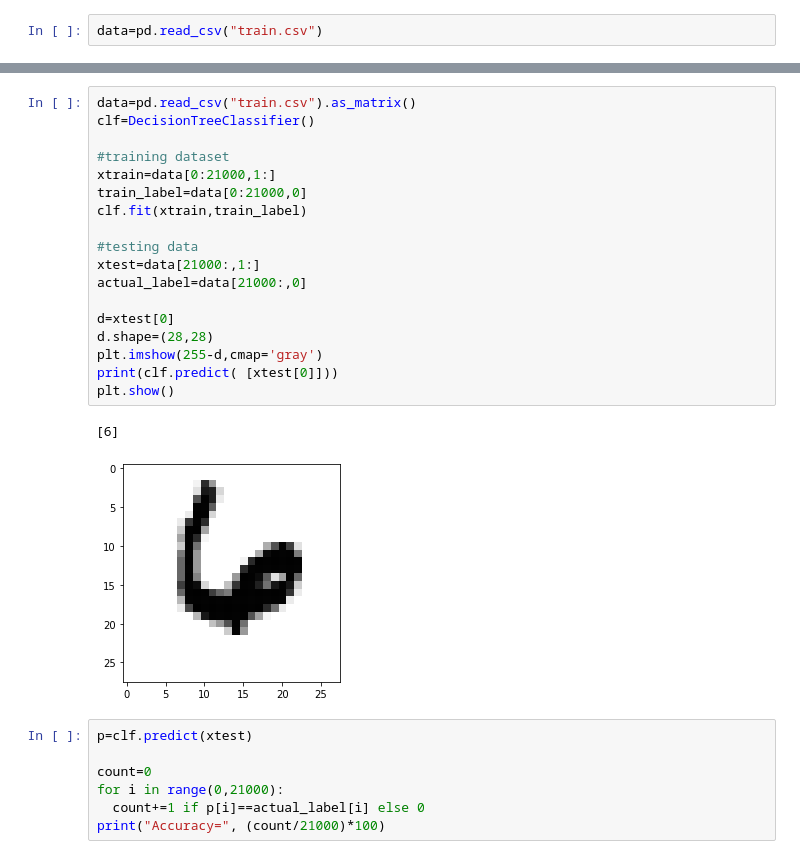
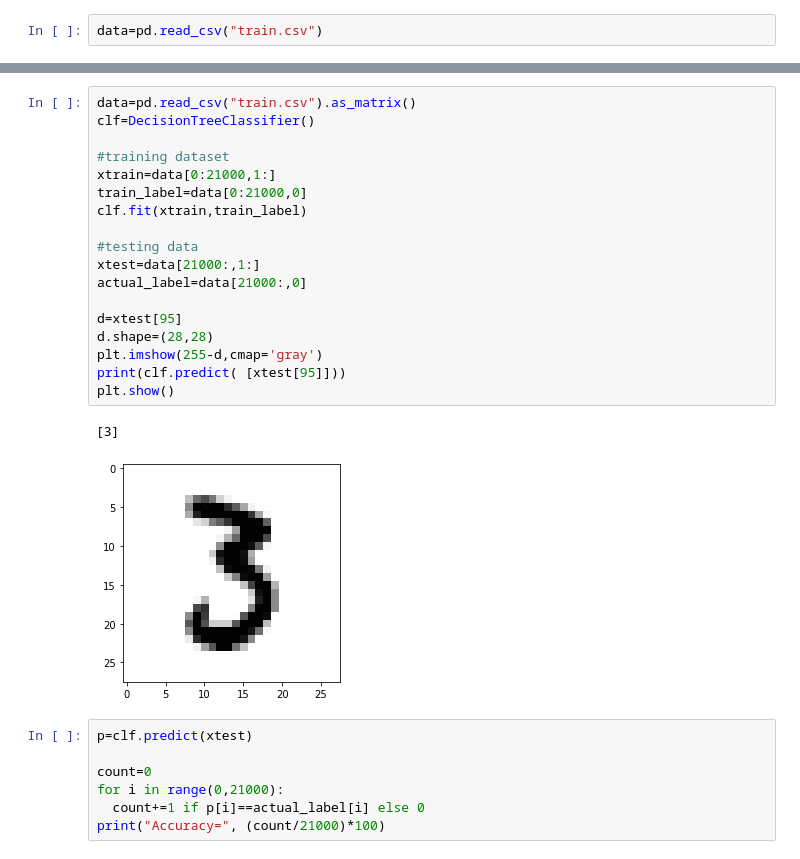
Before and after one commit to Pooja-m99/Machine_Learning_Algorithms, a Jupyter notebook: Handwritten_Digit_Recognition.ipynb, the cells around one changed output, grey strips where cells are left out. Cells and saved outputs as stored; diff of their text form.

```diff
--- a/Handwritten_Digit_Recognition.ipynb
+++ b/Handwritten_Digit_Recognition.ipynb
@@ -55,24 +55,24 @@ print(data)
 # %%
 data=pd.read_csv("train.csv").as_matrix()
 clf=DecisionTreeClassifier()
 
 #training dataset
 xtrain=data[0:21000,1:]
 train_label=data[0:21000,0]
 clf.fit(xtrain,train_label)
 
 #testing data
 xtest=data[21000:,1:]
 actual_label=data[21000:,0]
 
-d=xtest[0]
+d=xtest[95]
 d.shape=(28,28)
 plt.imshow(255-d,cmap='gray')
-print(clf.predict( [xtest[0]]))
+print(clf.predict( [xtest[95]]))
 plt.show()
 # %% [output]
-[6]
+[3]
-[figure, old version]
+[figure, new version]
 # %%
 p=clf.predict(xtest)
 
```
